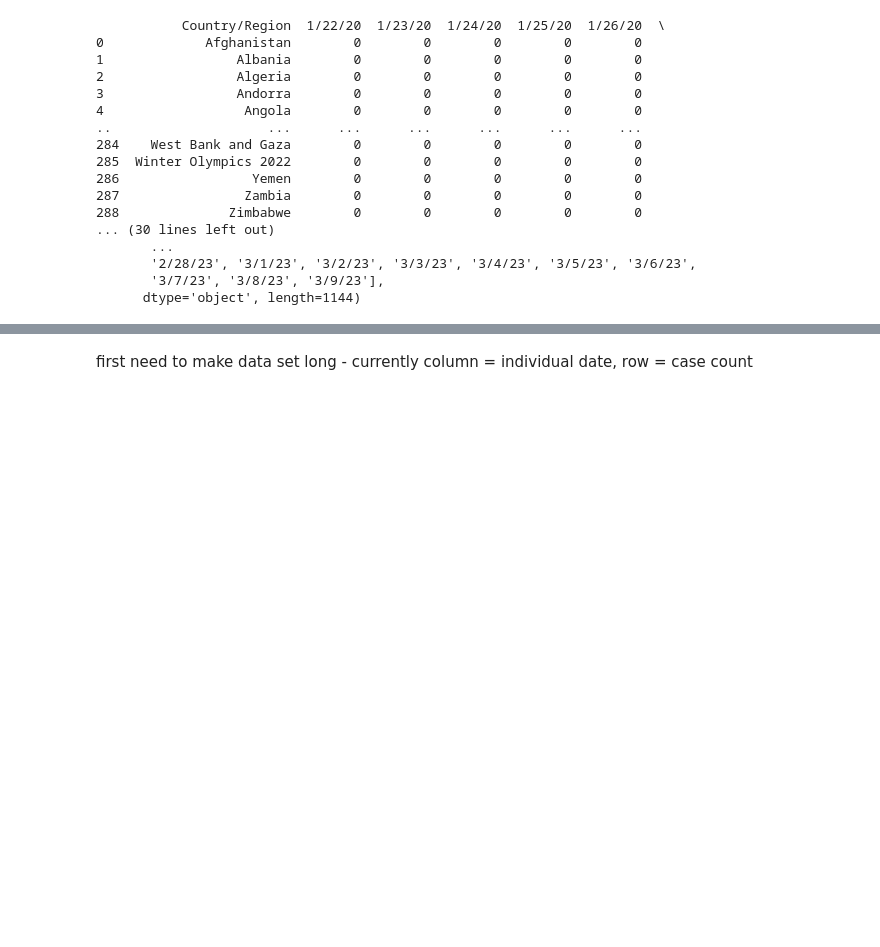
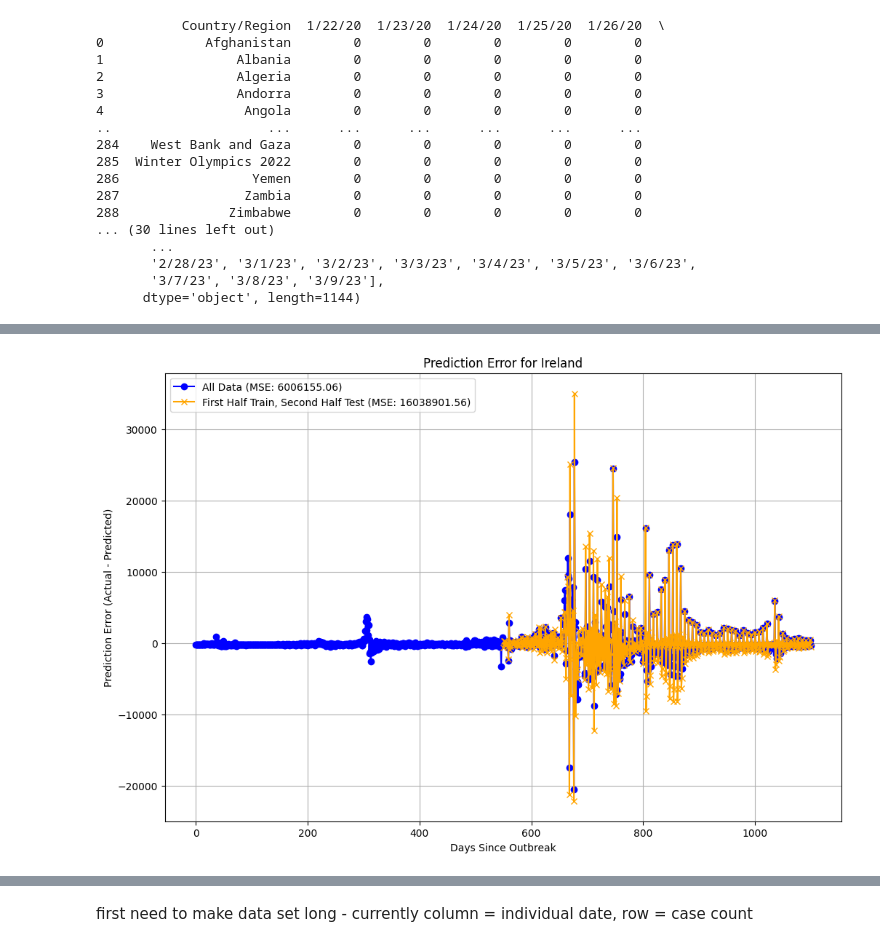
Before and after one commit to jferri3/ds4ph-hw8-team2, a Jupyter notebook: hw8.ipynb, the cells around one changed output, grey strips where cells are left out. Saved outputs shown, nothing was run; the diff lists cells and outputs as text; code cells hidden in the pictures; blank space fills up the shorter version.

```diff
--- a/hw8.ipynb
+++ b/hw8.ipynb
@@ -44,0 +302,59 @@ print(coviddf.columns)
+# %%
+from sklearn.linear_model import LinearRegression
+from sklearn.metrics import mean_squared_error
+import matplotlib.pyplot as plt
+import numpy as np
+
+# Define a helper function to calculate prediction error and MSE
+def calculate_prediction_error(df, X_columns, y_column, train_indices, test_indices):
+    # Split the data into training and testing sets
+    X_train = df.loc[train_indices, X_columns]
+    y_train = df.loc[train_indices, y_column]
+    X_test = df.loc[test_indices, X_columns]
+    y_test = df.loc[test_indices, y_column]
+
+    # Fit the model on the training data
+    model = LinearRegression()
+    model.fit(X_train, y_train)
+
+    # Predict on the test data
+    y_pred = model.predict(X_test)
+
+    # Calculate prediction error and MSE
+    prediction_error = y_test - y_pred
+    mse = mean_squared_error(y_test, y_pred)
+
+    return prediction_error, mse
+
+# Define the lagged variables and target variable
+X_columns = [f'lag_{lag}' for lag in range(1, 6)]
+y_column = 'cases'
+
+# Case a: Fit the model on all of Ireland's data
+all_indices = ireland_df.index
+prediction_error_all, mse_all = calculate_prediction_error(ireland_df, X_columns, y_column, all_indices, all_indices)
+
+# Case b: Fit the model on the first half of Ireland's data and apply it to the second half
+split_index = len(ireland_df) // 2
+train_indices = ireland_df.index[:split_index]
+test_indices = ireland_df.index[split_index:]
+prediction_error_half, mse_half = calculate_prediction_error(ireland_df, X_columns, y_column, train_indices, test_indices)
+
+# Plot the prediction errors
+plt.figure(figsize=(12, 8))
+
+# Plot prediction error for Case a
+plt.plot(all_indices, prediction_error_all, label=f'All Data (MSE: {mse_all:.2f})', color='blue', marker='o')
+
+# Plot prediction error for Case b
+plt.plot(test_indices, prediction_error_half, label=f'First Half Train, Second Half Test (MSE: {mse_half:.2f})', color='orange', marker='x')
+
+# Add labels, title, and legend
+plt.xlabel('Days Since Outbreak')
+plt.ylabel('Prediction Error (Actual - Predicted)')
+plt.title('Prediction Error for Ireland')
+plt.legend()
+plt.grid(True)
+plt.show()
+# %% [output]
+[figure, added]
```
Also changed, not shown: parts of 27 cells of this notebook.
